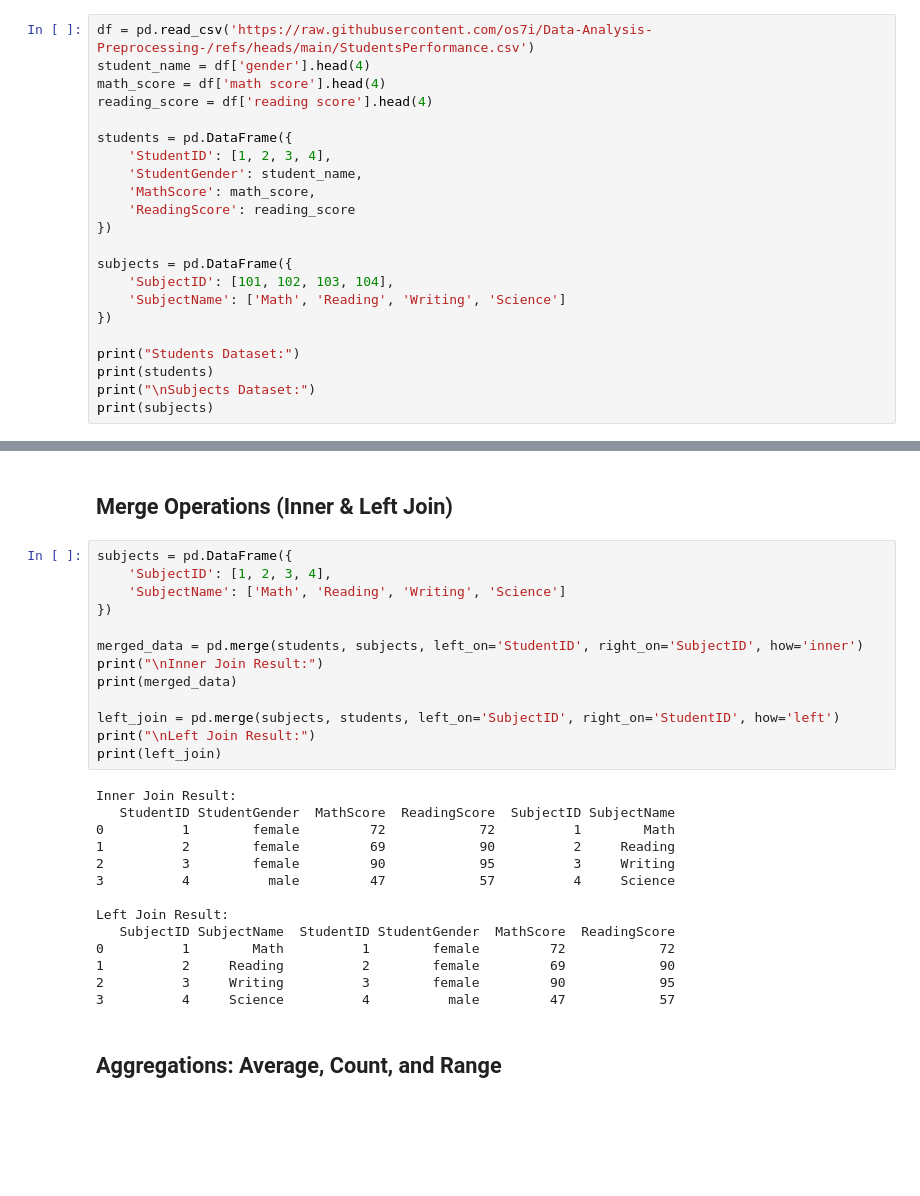
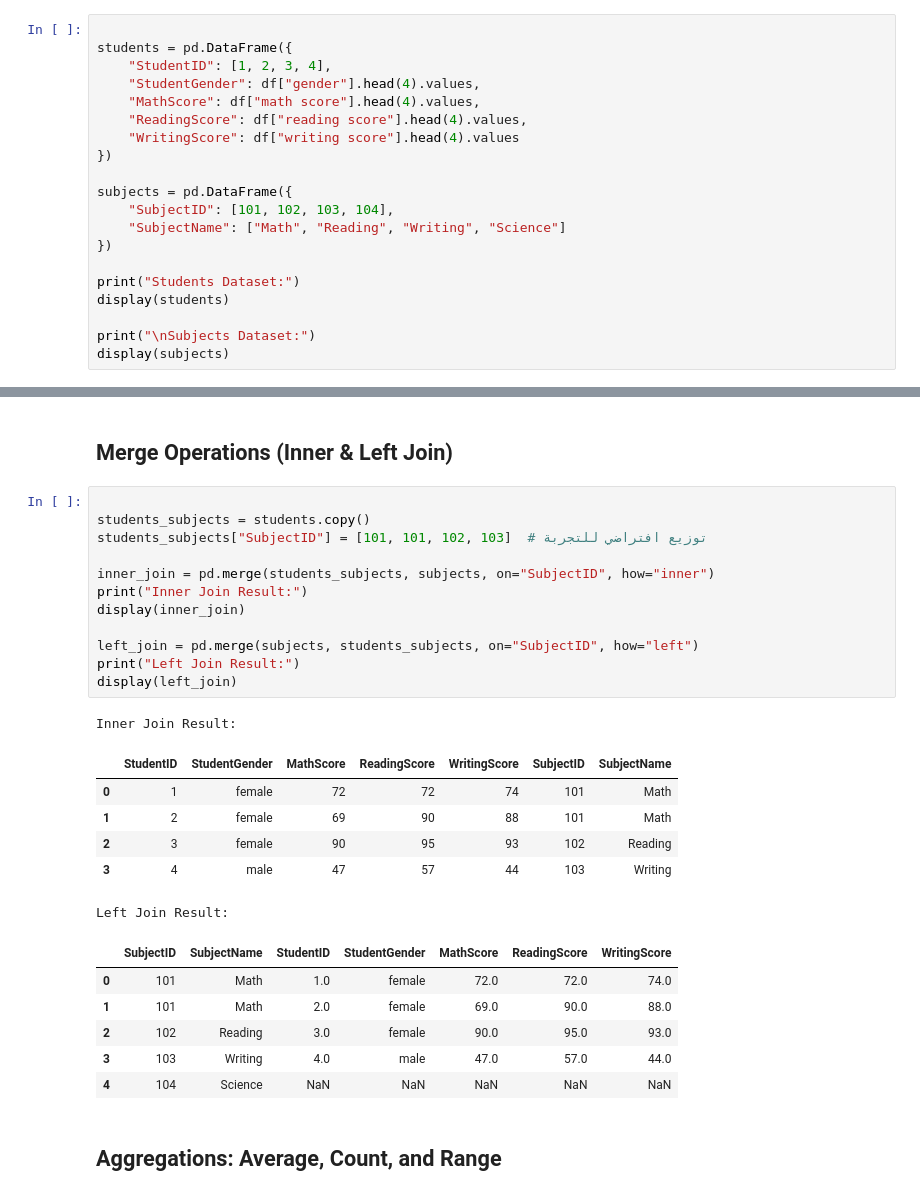
Before and after one commit to os7i/Data-Aggregation_Grouping, a Jupyter notebook: Data_Aggregation_&_Grouping.ipynb, the cells around one changed output, grey strips where cells are left out. Saved outputs shown, nothing was run; the diff lists cells and outputs as text; blank space fills up the shorter version.

```diff
--- a/Data_Aggregation_&_Grouping.ipynb
+++ b/Data_Aggregation_&_Grouping.ipynb
@@ -51,26 +55,24 @@ print(df_merged)
 # %% [markdown]
 ##  Create Students and Subjects DataFrames
 # %%
-df = pd.read_csv('https://raw.githubusercontent.com/os7i/Data-Analysis-Preprocessing-/refs/heads/main/StudentsPerformance.csv')
-student_name = df['gender'].head(4)
-math_score = df['math score'].head(4)
-reading_score = df['reading score'].head(4)
 
 students = pd.DataFrame({
-    'StudentID': [1, 2, 3, 4],
-    'StudentGender': student_name,
-    'MathScore': math_score,
-    'ReadingScore': reading_score
+    "StudentID": [1, 2, 3, 4],
+    "StudentGender": df["gender"].head(4).values,
+    "MathScore": df["math score"].head(4).values,
+    "ReadingScore": df["reading score"].head(4).values,
+    "WritingScore": df["writing score"].head(4).values
 })
 
 subjects = pd.DataFrame({
-    'SubjectID': [101, 102, 103, 104],
-    'SubjectName': ['Math', 'Reading', 'Writing', 'Science']
+    "SubjectID": [101, 102, 103, 104],
+    "SubjectName": ["Math", "Reading", "Writing", "Science"]
 })
 
 print("Students Dataset:")
-print(students)
+display(students)
+
 print("\nSubjects Dataset:")
-print(subjects)
+display(subjects)
 # %% [output]
 Students Dataset:
@@ -89,32 +90,31 @@ Subjects Dataset:
 # %% [markdown]
 ##  Merge Operations (Inner & Left Join)
 # %%
-subjects = pd.DataFrame({
-    'SubjectID': [1, 2, 3, 4],
-    'SubjectName': ['Math', 'Reading', 'Writing', 'Science']
-})
 
-merged_data = pd.merge(students, subjects, left_on='StudentID', right_on='SubjectID', how='inner')
-print("\nInner Join Result:")
-print(merged_data)
+students_subjects = students.copy()
+students_subjects["SubjectID"] = [101, 101, 102, 103]  # توزيع افتراضي للتجربة
 
-left_join = pd.merge(subjects, students, left_on='SubjectID', right_on='StudentID', how='left')
-print("\nLeft Join Result:")
-print(left_join)
+inner_join = pd.merge(students_subjects, subjects, on="SubjectID", how="inner")
+print("Inner Join Result:")
+display(inner_join)
+
+left_join = pd.merge(subjects, students_subjects, on="SubjectID", how="left")
+print("Left Join Result:")
+display(left_join)
 # %% [output]
 Inner Join Result:
-   StudentID StudentGender  MathScore  ReadingScore  SubjectID SubjectName
-0          1        female         72            72          1        Math
-1          2        female         69            90          2     Reading
-2          3        female         90            95          3     Writing
-3          4          male         47            57          4     Science
-
-Left Join Result:
-   SubjectID SubjectName  StudentID StudentGender  MathScore  ReadingScore
-0          1        Math          1        female         72            72
-1          2     Reading          2        female         69            90
-2          3     Writing          3        female         90            95
-3          4     Science          4          male         47            57
+|  | StudentID | StudentGender | MathScore | ReadingScore | WritingScore | SubjectID | SubjectName |
+| 0 | 1 | female | 72 | 72 | 74 | 101 | Math |
+| 1 | 2 | female | 69 | 90 | 88 | 101 | Math |
+| 2 | 3 | female | 90 | 95 | 93 | 102 | Reading |
+| 3 | 4 | male | 47 | 57 | 44 | 103 | Writing |
+Left Join Result:
+|  | SubjectID | SubjectName | StudentID | StudentGender | MathScore | ReadingScore | WritingScore |
+| 0 | 101 | Math | 1.0 | female | 72.0 | 72.0 | 74.0 |
+| 1 | 101 | Math | 2.0 | female | 69.0 | 90.0 | 88.0 |
+| 2 | 102 | Reading | 3.0 | female | 90.0 | 95.0 | 93.0 |
+| 3 | 103 | Writing | 4.0 | male | 47.0 | 57.0 | 44.0 |
+| 4 | 104 | Science | NaN | NaN | NaN | NaN | NaN |
 # %% [markdown]
 ##  Aggregations: Average, Count, and Range
 # %%
```
Also changed, not shown: parts of 5 cells of this notebook.
